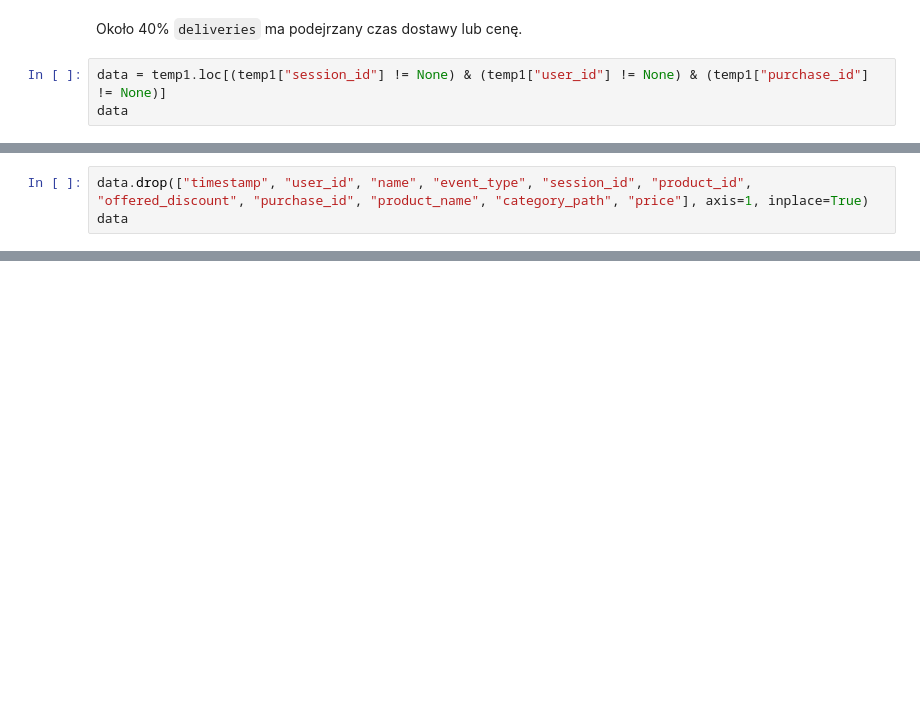
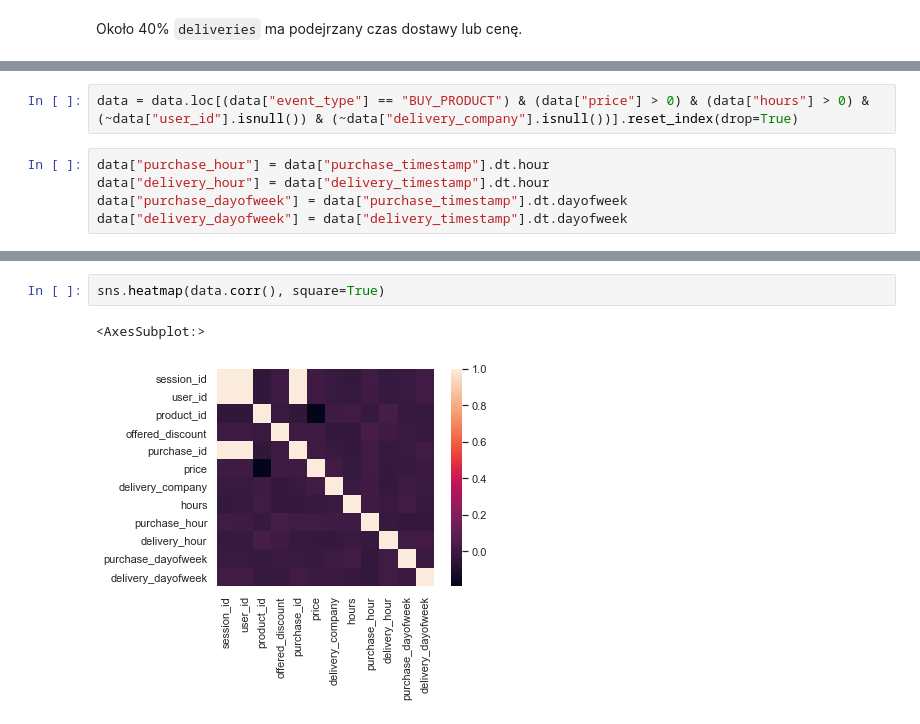
Before and after one commit to brodzik/ium-project, a Jupyter notebook: notebooks/1. Exploratory Data Analysis.ipynb, the cells around one changed output, grey strips where cells are left out. Cells and saved outputs as stored; diff of their text form; blank space fills up the shorter version.

```diff
--- a/notebooks/1. Exploratory Data Analysis.ipynb
+++ b/notebooks/1. Exploratory Data Analysis.ipynb
@@ -475,6 +473,3 @@ temp1.loc[(temp1["price"] <= 0) | (temp1["price"] > 1e4) | (temp1["hours"] <= 0)
 0.4058055152394775
 # %% [markdown]
 Około 40% `deliveries` ma podejrzany czas dostawy lub cenę.
-# %%
-data = temp1.loc[(temp1["session_id"] != None) & (temp1["user_id"] != None) & (temp1["purchase_id"] != None)]
-data
@@ -495,3 +475,0 @@ data
-# %%
-data.drop(["timestamp", "user_id", "name", "event_type", "session_id", "product_id", "offered_discount", "purchase_id", "product_name", "category_path", "price"], axis=1, inplace=True)
-data
@@ -520,0 +478,7 @@ W celu dalszej pracy musimy dostać poprawne dane.
+# %%
+data = data.loc[(data["event_type"] == "BUY_PRODUCT") & (data["price"] > 0) & (data["hours"] > 0) & (~data["user_id"].isnull()) & (~data["delivery_company"].isnull())].reset_index(drop=True)
+# %%
+data["purchase_hour"] = data["purchase_timestamp"].dt.hour
+data["delivery_hour"] = data["delivery_timestamp"].dt.hour
+data["purchase_dayofweek"] = data["purchase_timestamp"].dt.dayofweek
+data["delivery_dayofweek"] = data["delivery_timestamp"].dt.dayofweek
@@ -520,0 +596,5 @@ W celu dalszej pracy musimy dostać poprawne dane.
+# %%
+sns.heatmap(data.corr(), square=True)
+# %% [output]
+<AxesSubplot:>
+[figure, added]
```
Also changed, not shown: parts of 41 cells of this notebook.
